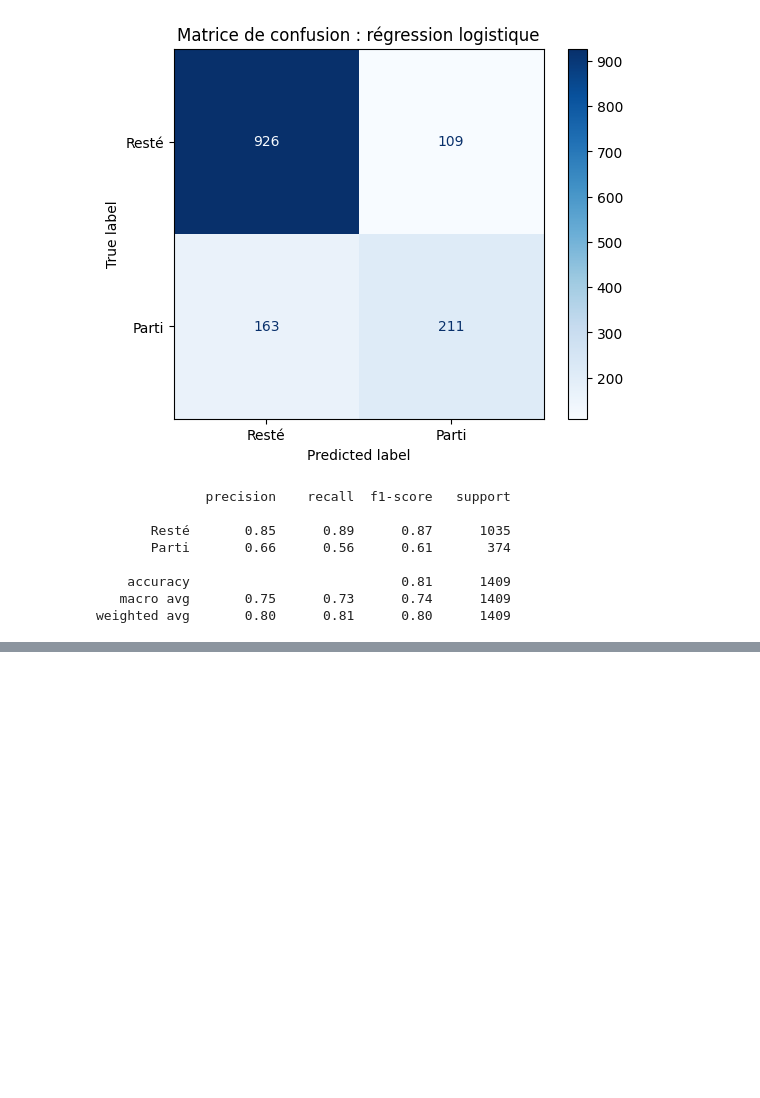
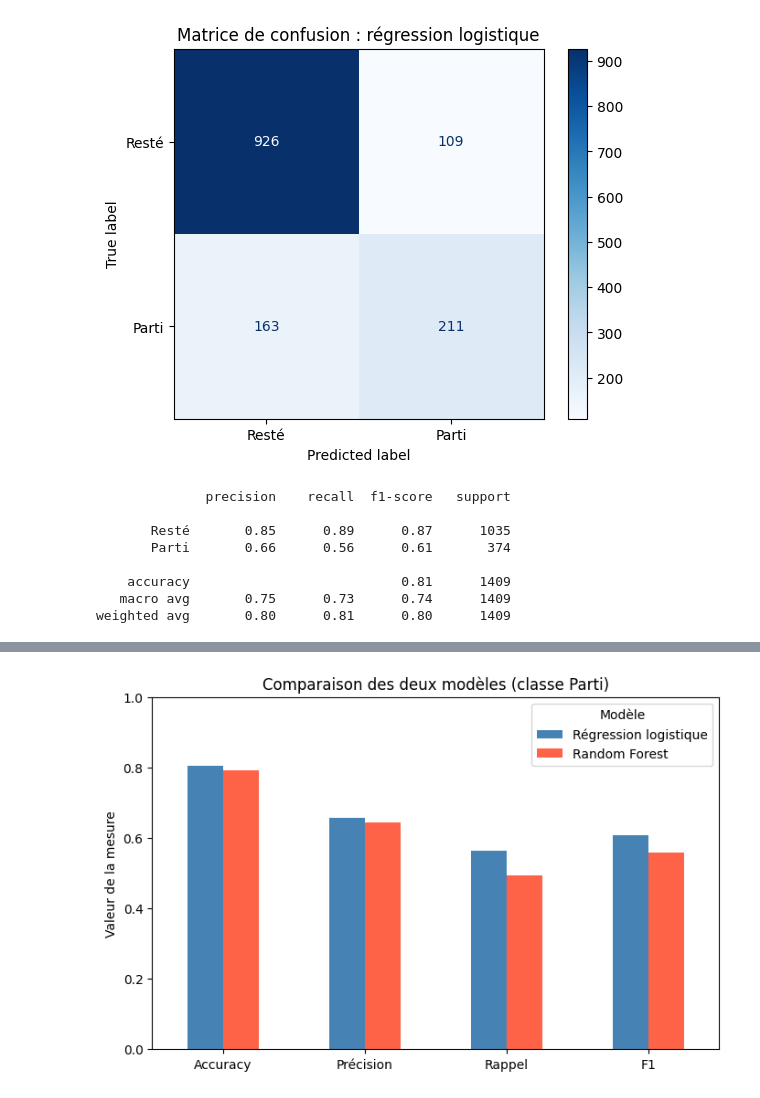
Before and after one commit to emnazayen8-ops/customer-churn-prediction, a Jupyter notebook: churn_projet.ipynb, the cells around one changed output, grey strips where cells are left out. Drawn from its saved outputs; the diff is of its cells as text; code cells hidden in the pictures; blank space fills up the shorter version.

Commit message:
terminer la comparaison des modèles

```diff
--- a/churn_projet.ipynb
+++ b/churn_projet.ipynb
@@ -486,3 +474,8 @@ print(classification_report(y_test, y_pred, target_names=["Resté", "Parti"]))
     accuracy                           0.81      1409
    macro avg       0.75      0.73      0.74      1409
 weighted avg       0.80      0.81      0.80      1409
+# %%
+from sklearn.ensemble import RandomForestClassifier
+
+foret = RandomForestClassifier(n_estimators=100, random_state=42)
+foret.fit(X_train, y_train)
@@ -488,0 +484,3 @@ weighted avg       0.80      0.81      0.80      1409
+# %%
+y_pred_rf = foret.predict(X_test)
+y_proba_rf = foret.predict_proba(X_test)[:, 1]
@@ -488,0 +509,19 @@ weighted avg       0.80      0.81      0.80      1409
+# %%
+from sklearn.metrics import accuracy_score, precision_score, recall_score, f1_score
+
+resultats = pd.DataFrame({
+    "Régression logistique": [
+        accuracy_score(y_test, y_pred),
+        precision_score(y_test, y_pred),
+        recall_score(y_test, y_pred),
+        f1_score(y_test, y_pred),
+    ],
+    "Random Forest": [
+        accuracy_score(y_test, y_pred_rf),
+        precision_score(y_test, y_pred_rf),
+        recall_score(y_test, y_pred_rf),
+        f1_score(y_test, y_pred_rf),
+    ],
+}, index=["Accuracy", "Précision", "Rappel", "F1"]).round(3)
+
+resultats
@@ -488,0 +534,11 @@ weighted avg       0.80      0.81      0.80      1409
+# %%
+resultats.plot(kind="bar", color=["steelblue", "tomato"], figsize=(8, 5))
+plt.title("Comparaison des deux modèles (classe Parti)")
+plt.ylabel("Valeur de la mesure")
+plt.ylim(0, 1)
+plt.xticks(rotation=0)
+plt.legend(title="Modèle")
+plt.savefig("images/09_comparaison_modeles.png", dpi=150, bbox_inches="tight")
+plt.show()
+# %% [output]
+[figure, added]
```
Also changed, not shown: parts of 6 cells of this notebook.
